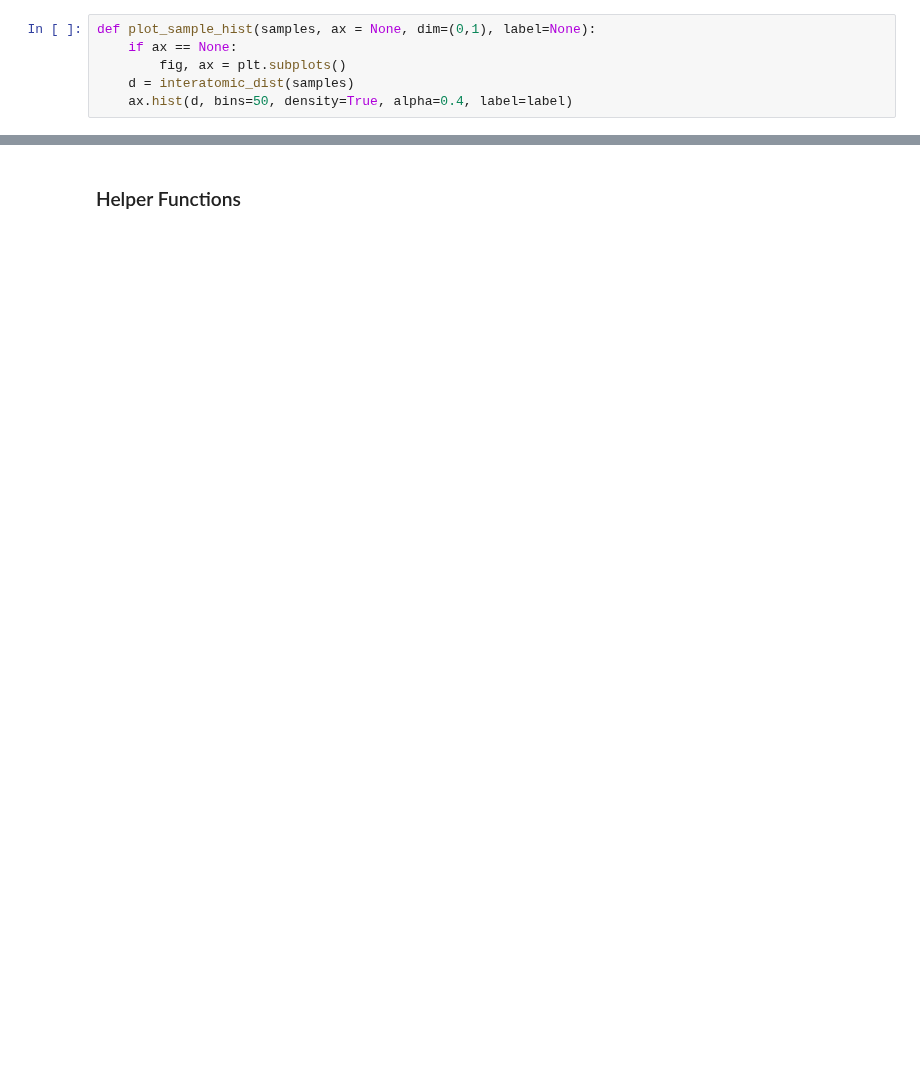
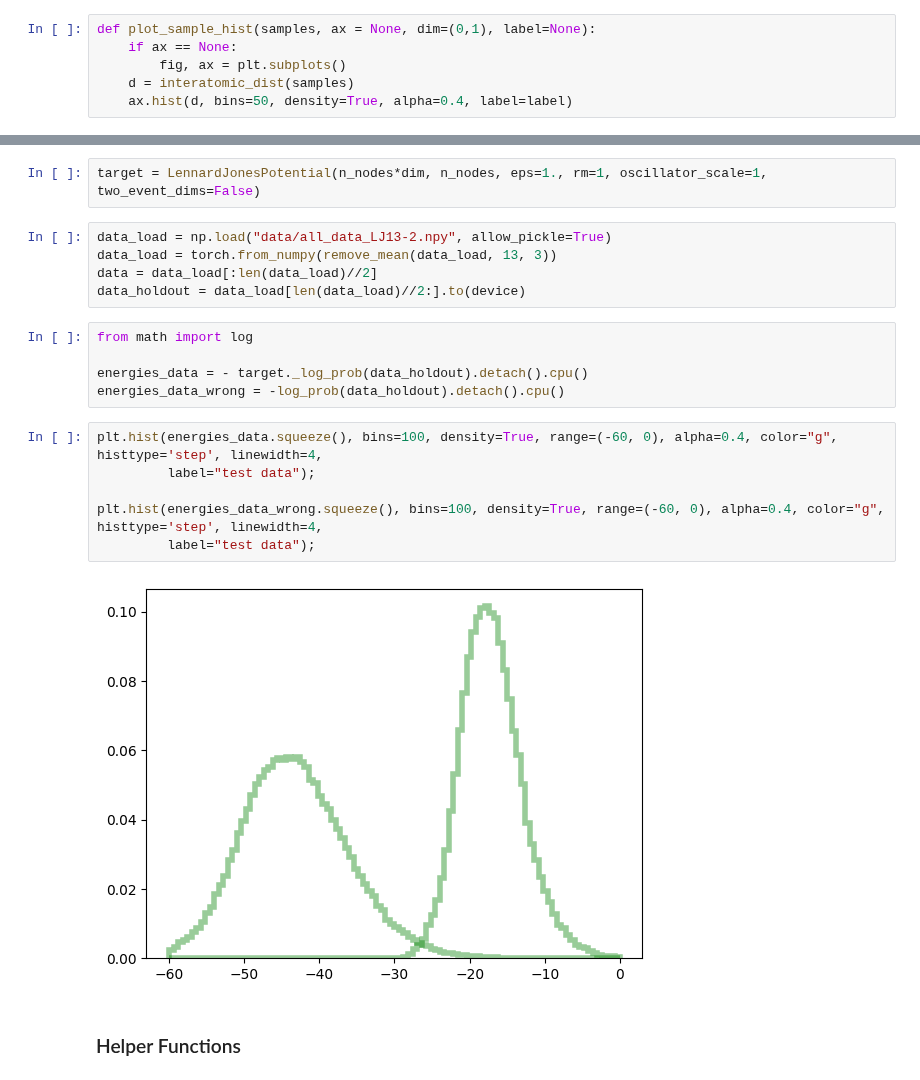
Before and after one commit to taraak/pita, a Jupyter notebook: LJ13_training.ipynb, the cells around one changed output, grey strips where cells are left out. Cells and saved outputs as stored; diff of their text form; blank space fills up the shorter version.

```diff
--- a/LJ13_training.ipynb
+++ b/LJ13_training.ipynb
@@ -91,2 +369,22 @@ def plot_sample_hist(samples, ax = None, dim=(0,1), label=None):
+# %%
+target = LennardJonesPotential(n_nodes*dim, n_nodes, eps=1., rm=1, oscillator_scale=1, two_event_dims=False)
+# %%
+data_load = np.load("data/all_data_LJ13-2.npy", allow_pickle=True)
+data_load = torch.from_numpy(remove_mean(data_load, 13, 3))
+data = data_load[:len(data_load)//2]
+data_holdout = data_load[len(data_load)//2:].to(device)
+# %%
+from math import log
+
+energies_data = - target._log_prob(data_holdout).detach().cpu()
+energies_data_wrong = -log_prob(data_holdout).detach().cpu()
+# %%
+plt.hist(energies_data.squeeze(), bins=100, density=True, range=(-60, 0), alpha=0.4, color="g", histtype='step', linewidth=4,
+         label="test data");
+
+plt.hist(energies_data_wrong.squeeze(), bins=100, density=True, range=(-60, 0), alpha=0.4, color="g", histtype='step', linewidth=4,
+         label="test data");
+# %% [output]
+[figure, added]
 # %% [markdown]
 ### Helper Functions
```
Also changed, not shown: parts of 32 cells of this notebook.
